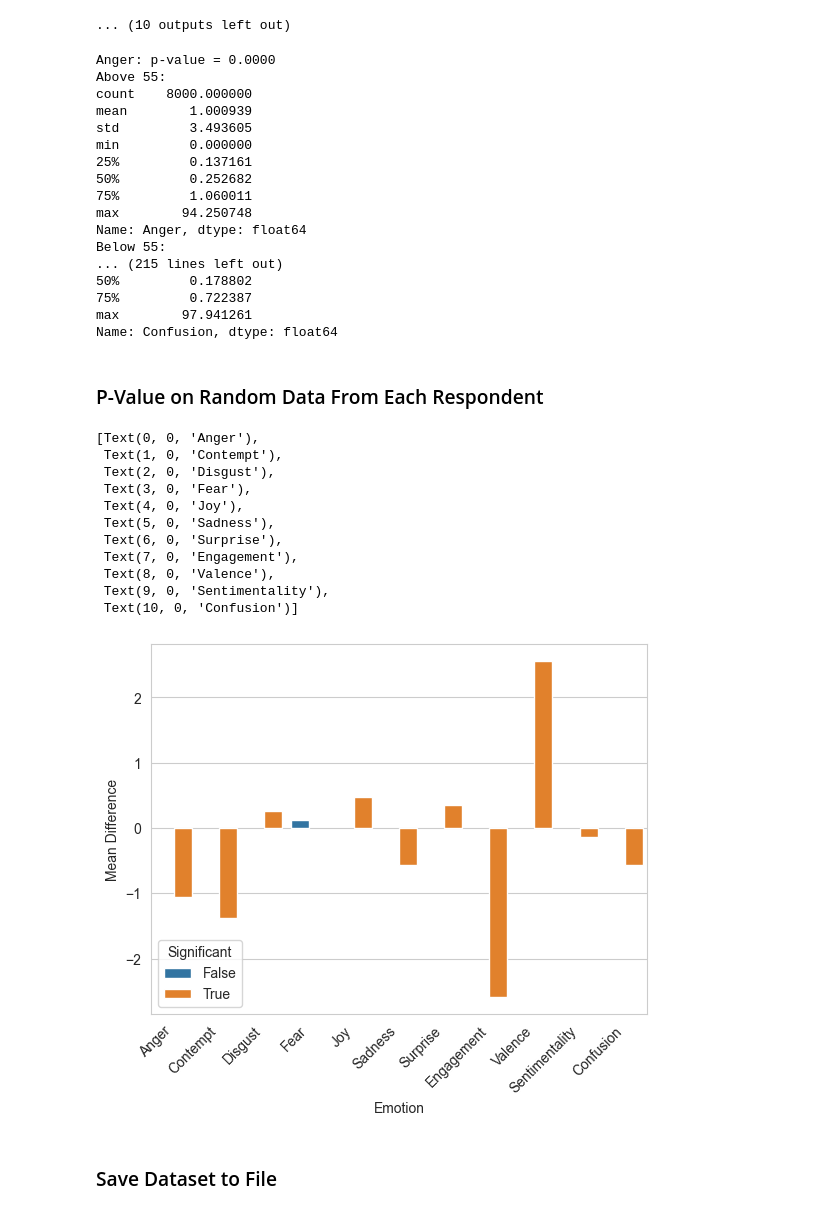
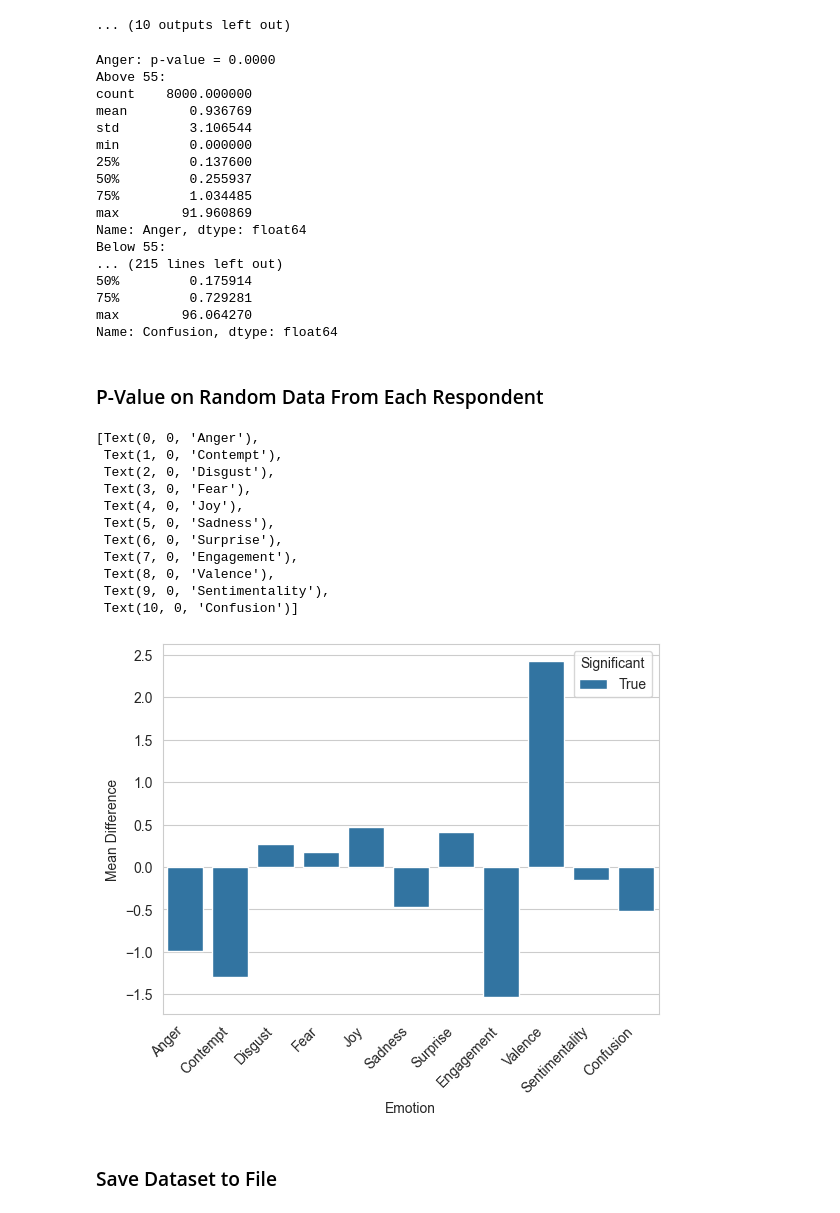
Before and after one commit to litalshl/classifiers, a Jupyter notebook: grade groups model/all_respondents_with_grades.ipynb, the cells around one changed output. Saved outputs shown, nothing was run; the diff lists cells and outputs as text; code cells hidden in the pictures.

Commit message:
Updated data files

```diff
--- a/grade groups model/all_respondents_with_grades.ipynb
+++ b/grade groups model/all_respondents_with_grades.ipynb
@@ -23,7 +23,7 @@ for filename in os.listdir(folder_path):
 
 columns_to_remove = ['Row','Timestamp','EventSource','SlideEvent','StimType','Duration',
                      'CollectionPhase','SourceStimuliName','EventSource','SampleNumber','EventSource.1',
-                     'Blink', 'BlinkRate', 'EventSource.2', 'ET_TimeSignal', 'EventSource.3']
+                     'Blink', 'BlinkRate', 'EventSource.2']
 combined_data.drop(columns_to_remove, axis=1, inplace=True)
 
 # Print the combined data
@@ -299,7 +319,7 @@ selected_columns = ['Anger', 'Contempt', 'Disgust', 'Fear', 'Joy', 'Sadness', 'S
 emotions_data = facial_expressions_data[selected_columns]
 
 # Group the data by the respondent ID and randomly select 1000 observations from each group
-sampled_data = emotions_data.groupby('Respondent').apply(lambda x: x.sample(n=2000))
+sampled_data = emotions_data.groupby('Respondent').apply(lambda x: x.sample(n=5000))
 
 columns_for_calculation = ['Anger', 'Contempt', 'Disgust', 'Fear', 'Joy', 'Sadness', 'Surprise',
        'Engagement', 'Valence', 'Sentimentality', 'Confusion']
@@ -455,19 +475,19 @@ for col in columns_for_calculation:
 Anger: p-value = 0.0000
 Above 55:
 count    8000.000000
-mean        1.000939
-std         3.493605
+mean        0.936769
+std         3.106544
 min         0.000000
-25%         0.137161
-50%         0.252682
-75%         1.060011
-max        94.250748
+25%         0.137600
+50%         0.255937
+75%         1.034485
+max        91.960869
 Name: Anger, dtype: float64
 Below 55:
 ... (215 lines left out)
-50%         0.178802
-75%         0.722387
-max        97.941261
+50%         0.175914
+75%         0.729281
+max        96.064270
 Name: Confusion, dtype: float64
 # %% [markdown]
 <h3>P-Value on Random Data From Each Respondent</h3>
@@ -477,41 +497,41 @@ import seaborn as sns
 from scipy.stats import ttest_ind
 
 # Group the data by the respondent ID and randomly select 1000 observations from each group
-sampled_data = facial_expressions_data.groupby('Respondent').apply(lambda x: x.sample(n=2000))
+sampled_data = facial_expressions_data.groupby('Respondent').apply(lambda x: x.sample(n=8000))
 
 # Perform the t-test for each column between the two groups
 results = []
 for col in columns_for_calculation:
         above_55 = sampled_data.loc[sampled_data['Grade Group'] == 'Above 55', col]
         below_55 = sampled_data.loc[sampled_data['Grade Group'] == 'Below 55', col]
         t, pval = ttest_ind(above_55, below_55, equal_var=True)
-        if pval <= 0.05:
+        if pval <= 0.003:
             sig = True
         else:
             sig = False
         mean_diff = above_55.mean() - below_55.mean()
         results.append({'Emotion': col, 'Mean Difference': mean_diff, 'Significant': sig})
 
 # Create a DataFrame from the results
 results_df = pd.DataFrame(results)
 
 # Visualize the results using a bar plot
 sns.set_style("whitegrid")
 ax = sns.barplot(x="Emotion", y="Mean Difference", hue="Significant", data=results_df)
 ax.set_xticklabels(ax.get_xticklabels(), rotation=45, ha='right')
 # %% [output]
 [Text(0, 0, 'Anger'),
  Text(1, 0, 'Contempt'),
  Text(2, 0, 'Disgust'),
  Text(3, 0, 'Fear'),
  Text(4, 0, 'Joy'),
  Text(5, 0, 'Sadness'),
  Text(6, 0, 'Surprise'),
  Text(7, 0, 'Engagement'),
  Text(8, 0, 'Valence'),
  Text(9, 0, 'Sentimentality'),
  Text(10, 0, 'Confusion')]
-[figure, old version]
+[figure, new version]
 # %% [markdown]
 <h3>Save Dataset to File</h3>
 # %%
```
Also changed, not shown: parts of 12 cells of this notebook, 18 other files.
